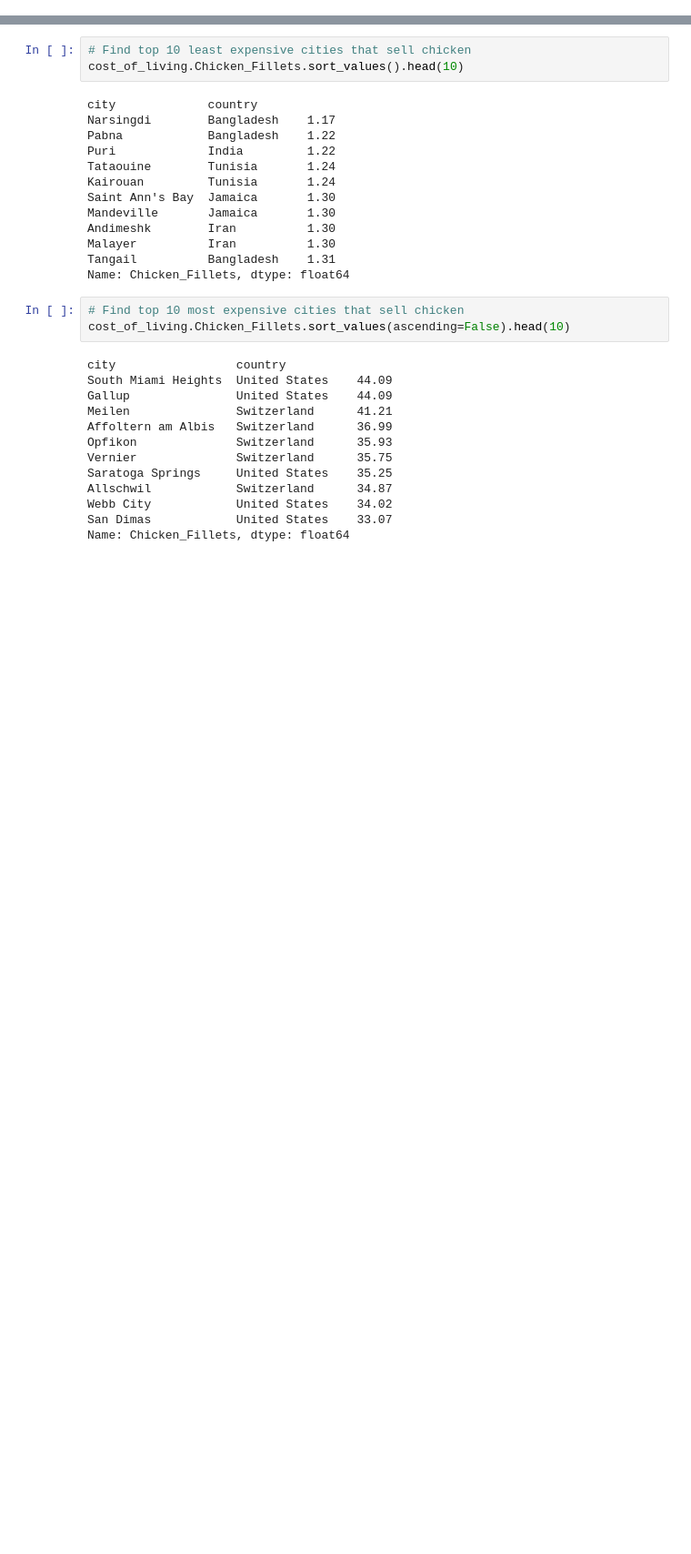
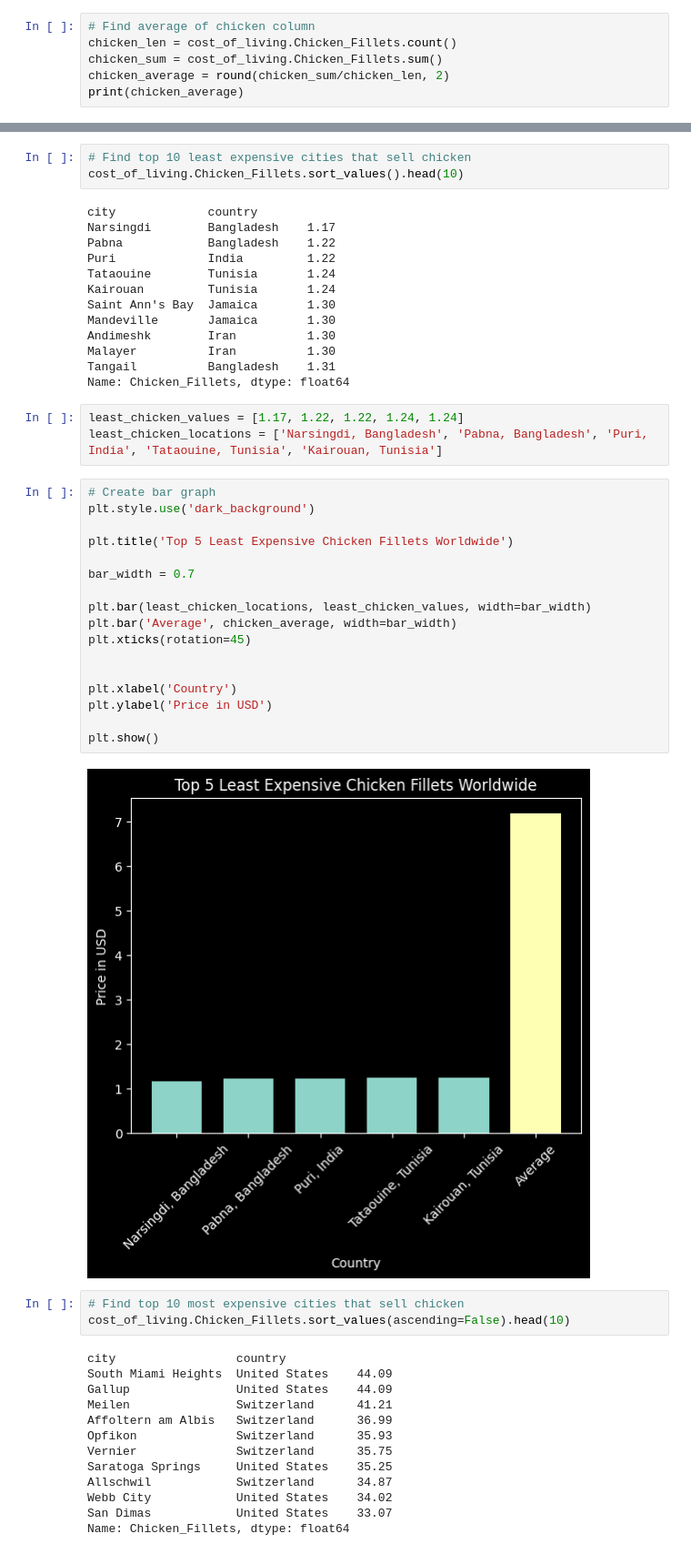
Before and after one commit to philiprobertovich/team-week-project, a Jupyter notebook: phil-project.ipynb, the cells around one changed output, grey strips where cells are left out. Shown at 91% size. Saved outputs shown, nothing was run; the diff lists cells and outputs as text; blank space fills up the shorter version.

Commit message:
find average of chicken column and add 2 bar graphs.

```diff
--- a/phil-project.ipynb
+++ b/phil-project.ipynb
@@ -699,3 +699,9 @@ plt.ylabel('Price in USD')
 plt.show()
 # %% [output]
 [figure]
+# %%
+# Find average of chicken column
+chicken_len = cost_of_living.Chicken_Fillets.count()
+chicken_sum = cost_of_living.Chicken_Fillets.sum()
+chicken_average = round(chicken_sum/chicken_len, 2)
+print(chicken_average)
@@ -741,6 +749,28 @@ Andimeshk        Iran          1.30
 Malayer          Iran          1.30
 Tangail          Bangladesh    1.31
 Name: Chicken_Fillets, dtype: float64
+# %%
+least_chicken_values = [1.17, 1.22, 1.22, 1.24, 1.24]
+least_chicken_locations = ['Narsingdi, Bangladesh', 'Pabna, Bangladesh', 'Puri, India', 'Tataouine, Tunisia', 'Kairouan, Tunisia']
+# %%
+# Create bar graph
+plt.style.use('dark_background')
+
+plt.title('Top 5 Least Expensive Chicken Fillets Worldwide')
+
+bar_width = 0.7
+
+plt.bar(least_chicken_locations, least_chicken_values, width=bar_width)
+plt.bar('Average', chicken_average, width=bar_width)
+plt.xticks(rotation=45)
+
+
+plt.xlabel('Country')
+plt.ylabel('Price in USD')
+
+plt.show()
+# %% [output]
+[figure, added]
 # %%
 # Find top 10 most expensive cities that sell chicken
 cost_of_living.Chicken_Fillets.sort_values(ascending=False).head(10)
```
Also changed, not shown: parts of 3 cells of this notebook.
